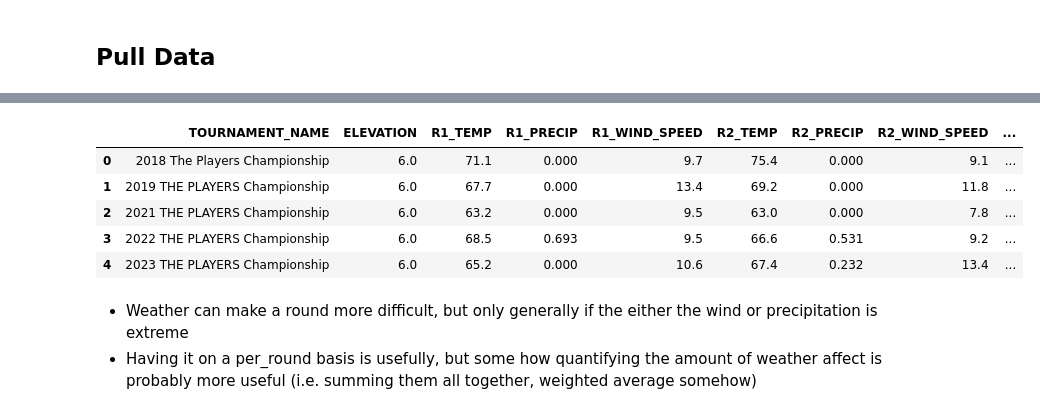
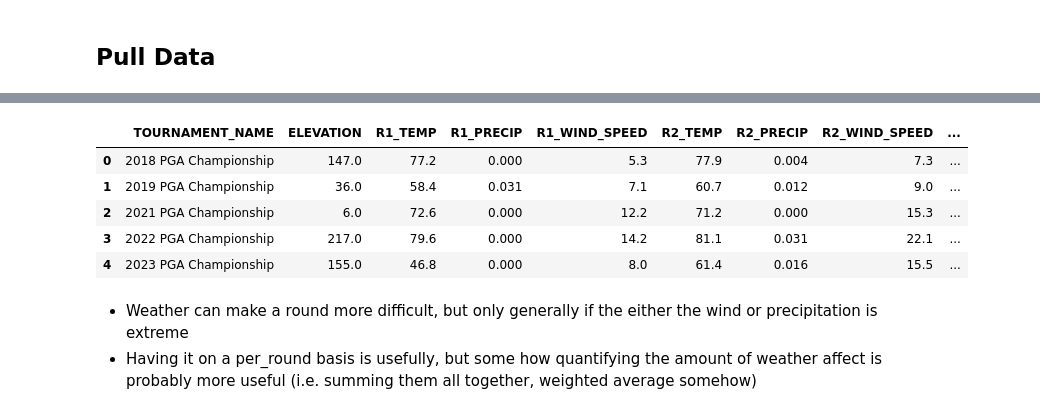
Before and after one commit to nickospelt/PGA_Score_Predictor, a Jupyter notebook: Model Development/exploratory.ipynb, the cells around one changed output, grey strips where cells are left out. Saved outputs shown, nothing was run; the diff lists cells and outputs as text; code cells hidden in the pictures.

```diff
--- a/Model Development/exploratory.ipynb
+++ b/Model Development/exploratory.ipynb
@@ -42,17 +51,17 @@ raw_player_tournament_df
 # %%
 query = """SELECT DISTINCT TOURNAMENT_NAME,ELEVATION,R1_TEMP, R1_PRECIP, R1_WIND_SPEED, R2_TEMP, R2_PRECIP, R2_WIND_SPEED, R3_TEMP, R3_PRECIP, R3_WIND_SPEED,R4_TEMP, R4_PRECIP, R4_WIND_SPEED
 FROM PLAYER_TOURNAMENT_RESULTS
-WHERE UPPER(TOURNAMENT_NAME) LIKE \"%PLAYERS%\""""
+WHERE UPPER(TOURNAMENT_NAME) LIKE \"%PGA%\""""
 
 weather_df = pd.read_sql_query(query, conn)
 weather_df
 # %% [output]
 |  | TOURNAMENT_NAME | ELEVATION | R1_TEMP | R1_PRECIP | R1_WIND_SPEED | R2_TEMP | R2_PRECIP | R2_WIND_SPEED | ... |
-| 0 | 2018 The Players Championship | 6.0 | 71.1 | 0.000 | 9.7 | 75.4 | 0.000 | 9.1 | ... |
-| 1 | 2019 THE PLAYERS Championship | 6.0 | 67.7 | 0.000 | 13.4 | 69.2 | 0.000 | 11.8 | ... |
-| 2 | 2021 THE PLAYERS Championship | 6.0 | 63.2 | 0.000 | 9.5 | 63.0 | 0.000 | 7.8 | ... |
-| 3 | 2022 THE PLAYERS Championship | 6.0 | 68.5 | 0.693 | 9.5 | 66.6 | 0.531 | 9.2 | ... |
-| 4 | 2023 THE PLAYERS Championship | 6.0 | 65.2 | 0.000 | 10.6 | 67.4 | 0.232 | 13.4 | ... |
+| 0 | 2018 PGA Championship | 147.0 | 77.2 | 0.000 | 5.3 | 77.9 | 0.004 | 7.3 | ... |
+| 1 | 2019 PGA Championship | 36.0 | 58.4 | 0.031 | 7.1 | 60.7 | 0.012 | 9.0 | ... |
+| 2 | 2021 PGA Championship | 6.0 | 72.6 | 0.000 | 12.2 | 71.2 | 0.000 | 15.3 | ... |
+| 3 | 2022 PGA Championship | 217.0 | 79.6 | 0.000 | 14.2 | 81.1 | 0.031 | 22.1 | ... |
+| 4 | 2023 PGA Championship | 155.0 | 46.8 | 0.000 | 8.0 | 61.4 | 0.016 | 15.5 | ... |
 # %% [markdown]
 - Weather can make a round more difficult, but only generally if the either the wind or precipitation is extreme
 - Having it on a per_round basis is usefully, but some how quantifying the amount of weather affect is probably more useful (i.e. summing them all together, weighted average somehow)
```
Also changed, not shown: parts of 16 cells of this notebook, 49 other files.
